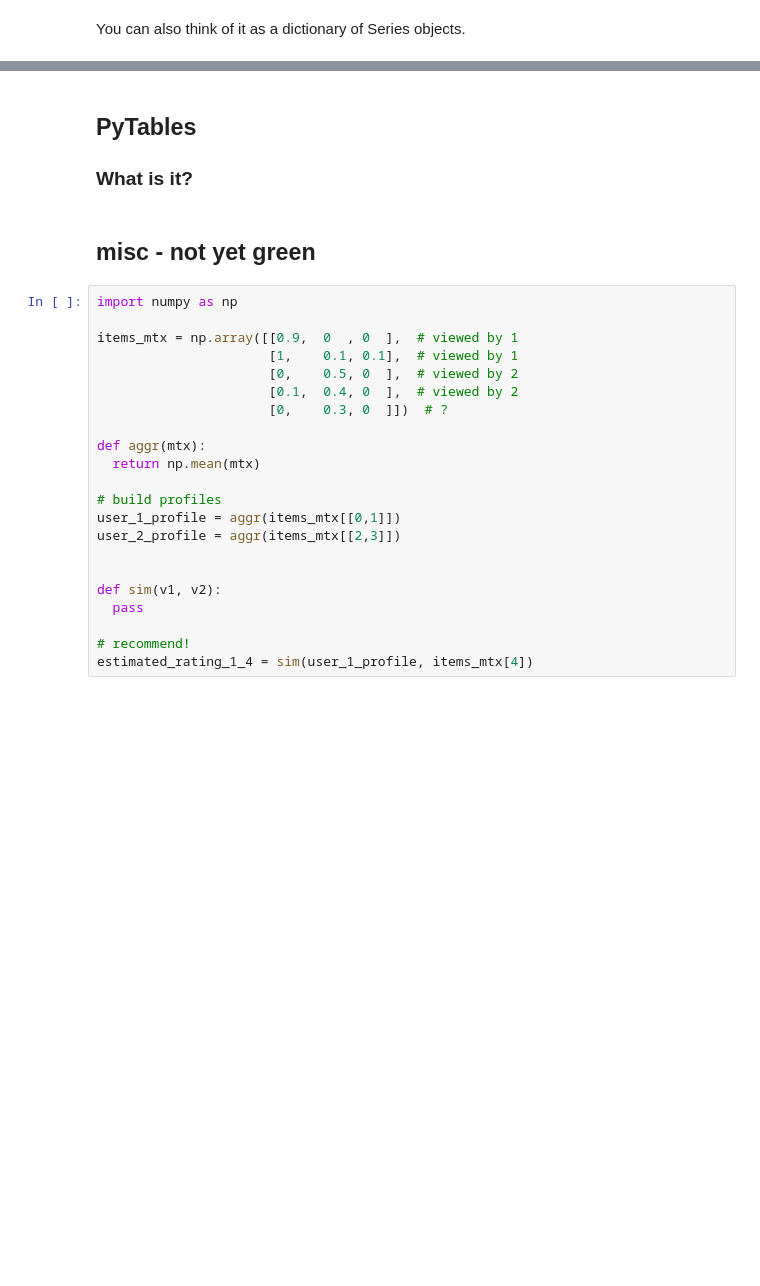
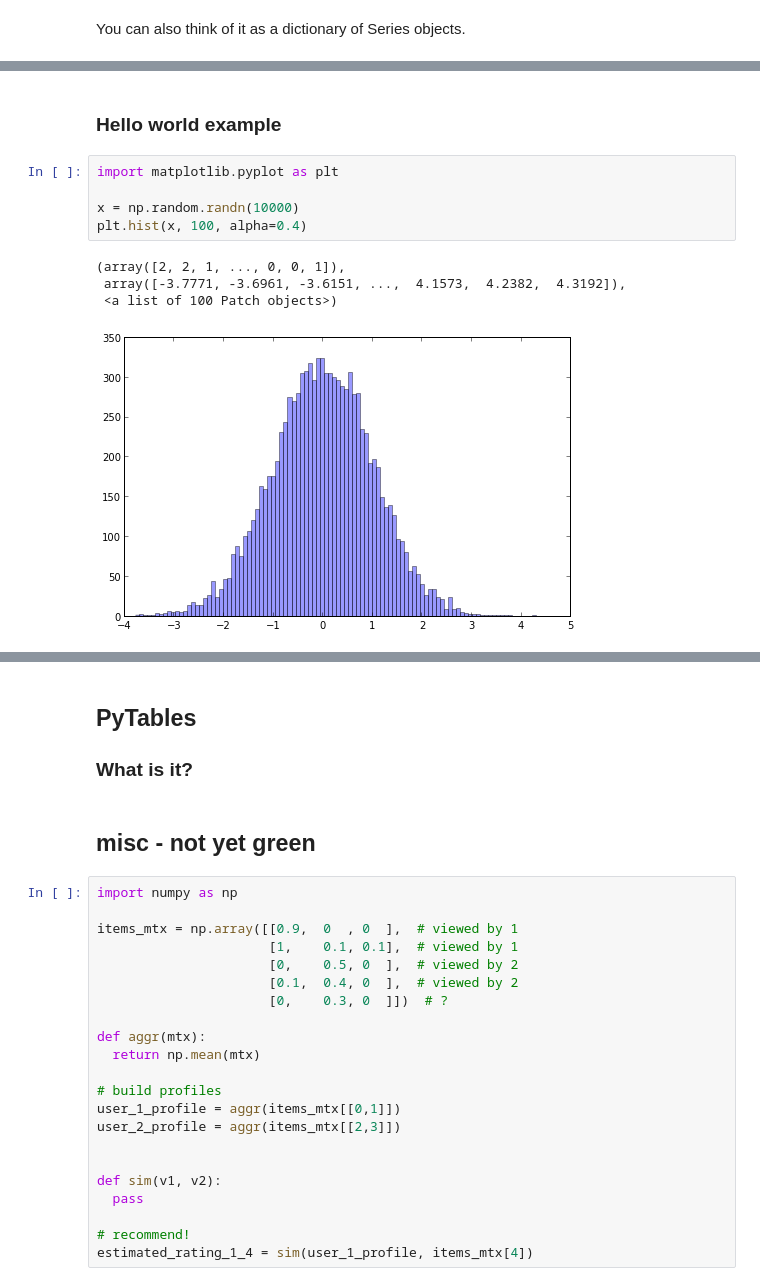
Before and after one commit to aurora1625/pycon2013, a Jupyter notebook: pycon.ipynb, the cells around one changed output, grey strips where cells are left out. Cells and saved outputs as stored; diff of their text form; blank space fills up the shorter version.

Commit message:
grocery descriptive stats with pandas + matplotlib

```diff
--- a/pycon.ipynb
+++ b/pycon.ipynb
@@ -946,0 +1105,12 @@ dtypes: float64(36), int64(1)
+# %% [markdown]
+### Hello world example
+# %%
+import matplotlib.pyplot as plt
+
+x = np.random.randn(10000)
+plt.hist(x, 100, alpha=0.4)
+# %% [output]
+(array([2, 2, 1, ..., 0, 0, 1]),
+ array([-3.7771, -3.6961, -3.6151, ...,  4.1573,  4.2382,  4.3192]),
+ <a list of 100 Patch objects>)
+[figure, added]
```
Also changed, not shown: parts of 30 cells of this notebook.
